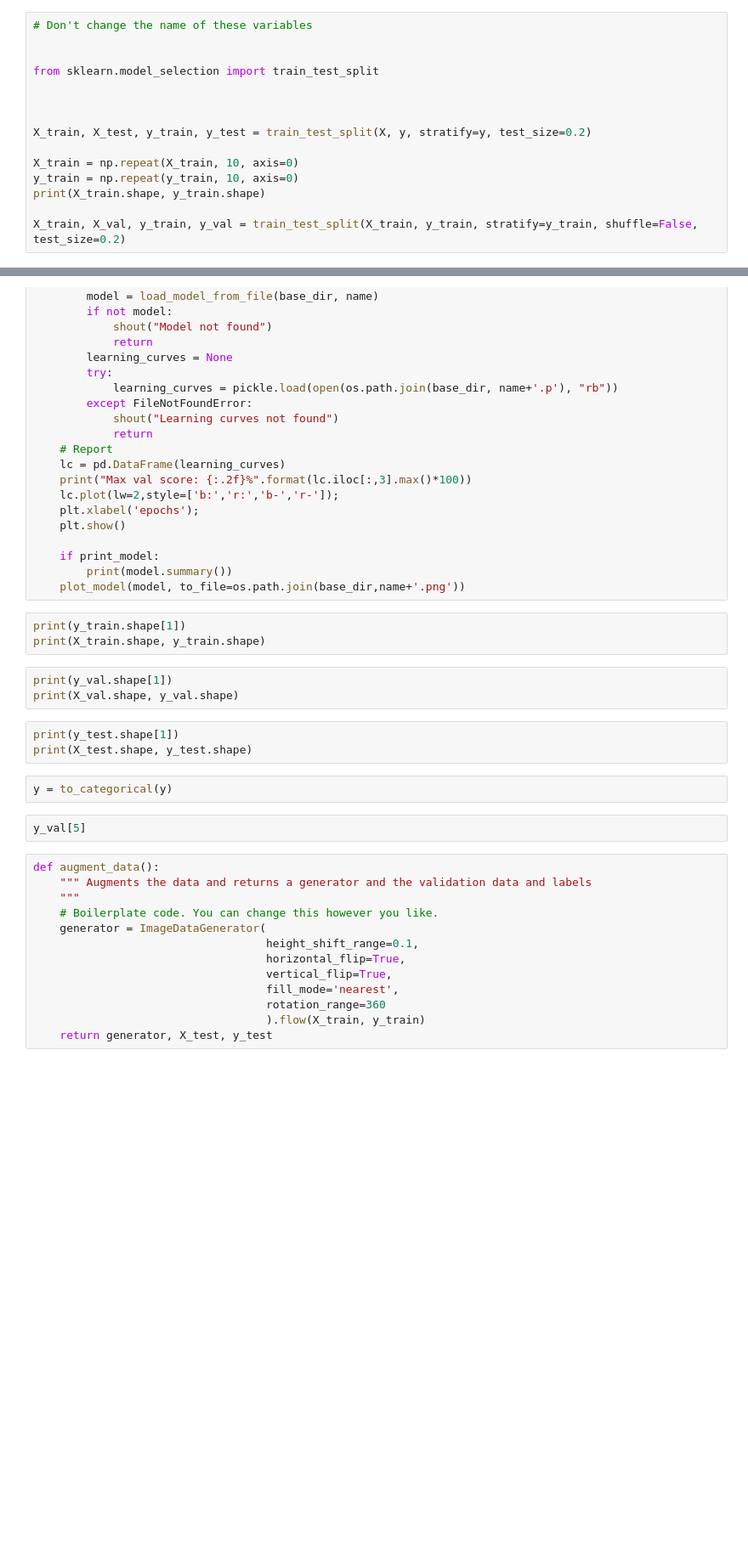
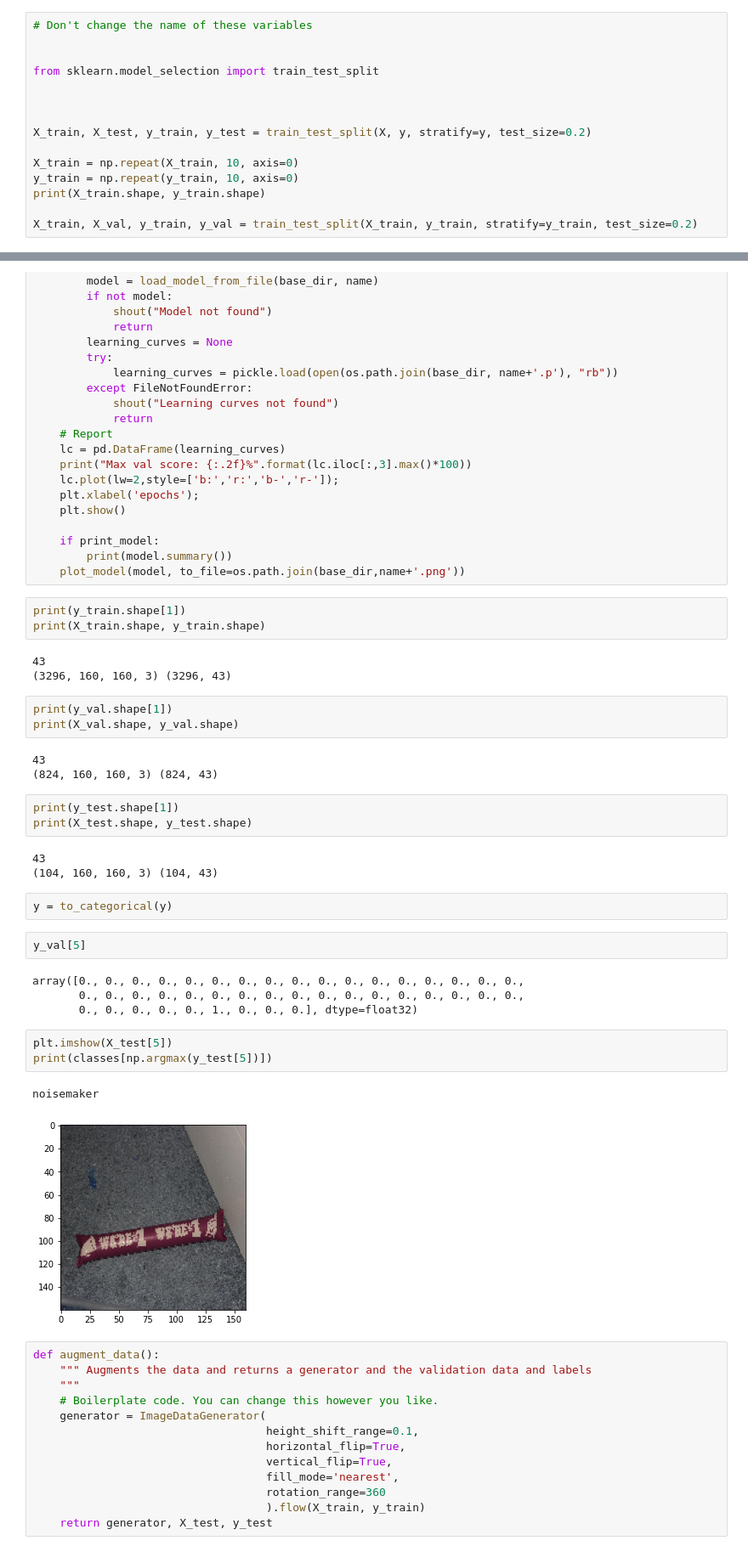
Before and after one commit to JfmGijsbers/2AMV10-group-16, a Jupyter notebook: run2.ipynb, the cells around one changed output, grey strips where cells are left out. Shown at 85% size. Saved outputs shown, nothing was run; the diff lists cells and outputs as text; blank space fills up the shorter version.

```diff
--- a/run2.ipynb
+++ b/run2.ipynb
@@ -221,5 +221,5 @@ X_train = np.repeat(X_train, 10, axis=0)
 y_train = np.repeat(y_train, 10, axis=0)
 print(X_train.shape, y_train.shape)
 
-X_train, X_val, y_train, y_val = train_test_split(X_train, y_train, stratify=y_train, shuffle=False, test_size=0.2)
+X_train, X_val, y_train, y_val = train_test_split(X_train, y_train, stratify=y_train, test_size=0.2)
 # %% [output]
@@ -433,16 +493,35 @@ def run_evaluation(name, model_builder, data, base_dir, train=True,
 # %%
 print(y_train.shape[1])
 print(X_train.shape, y_train.shape)
+# %% [output]
+43
+(3296, 160, 160, 3) (3296, 43)
 # %%
 print(y_val.shape[1])
 print(X_val.shape, y_val.shape)
+# %% [output]
+43
+(824, 160, 160, 3) (824, 43)
 # %%
 print(y_test.shape[1])
 print(X_test.shape, y_test.shape)
+# %% [output]
+43
+(104, 160, 160, 3) (104, 43)
 # %%
 y = to_categorical(y)
 # %%
 y_val[5]
+# %% [output]
+array([0., 0., 0., 0., 0., 0., 0., 0., 0., 0., 0., 0., 0., 0., 0., 0., 0.,
+       0., 0., 0., 0., 0., 0., 0., 0., 0., 0., 0., 0., 0., 0., 0., 0., 0.,
+       0., 0., 0., 0., 0., 1., 0., 0., 0.], dtype=float32)
+# %%
+plt.imshow(X_test[5])
+print(classes[np.argmax(y_test[5])])
+# %% [output]
+noisemaker
+[figure, added]
 # %%
 def augment_data():
     """ Augments the data and returns a generator and the validation data and labels
```
Also changed, not shown: parts of 29 cells of this notebook.
